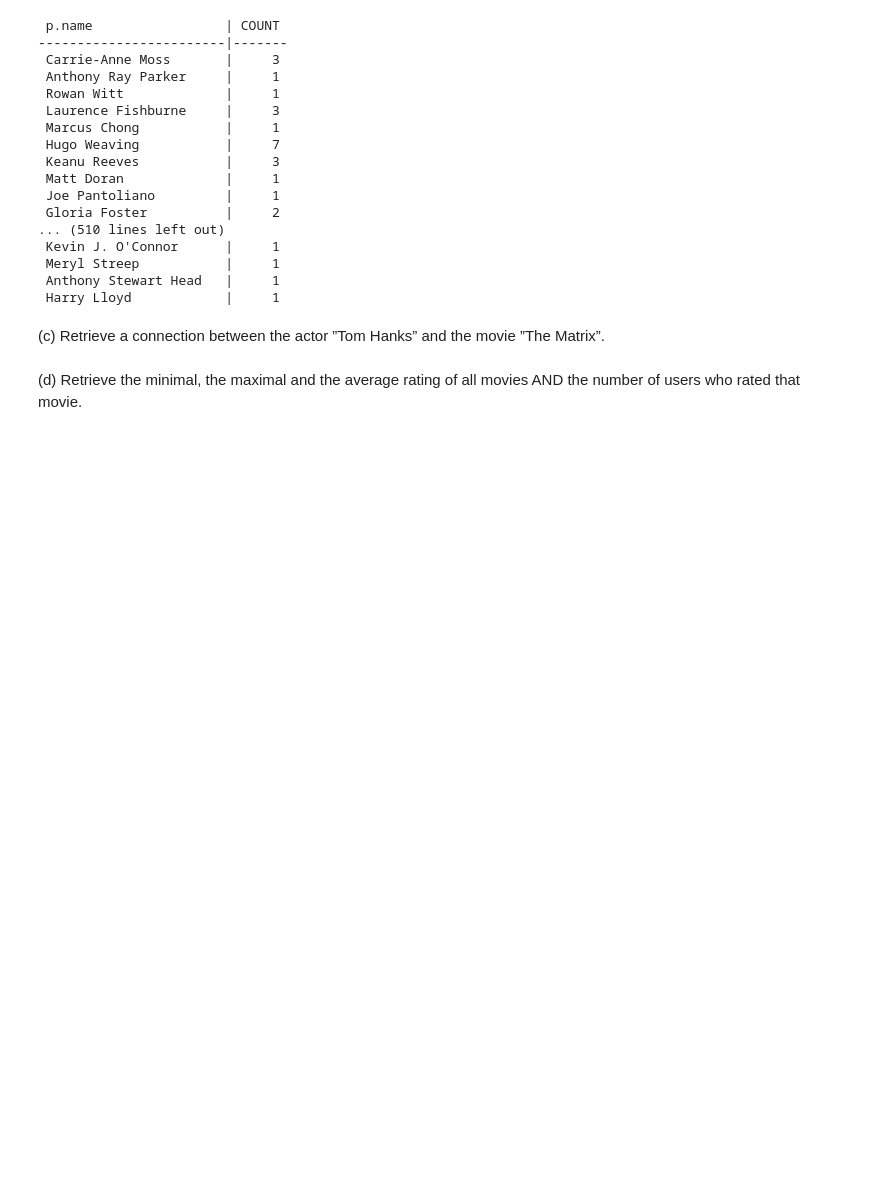
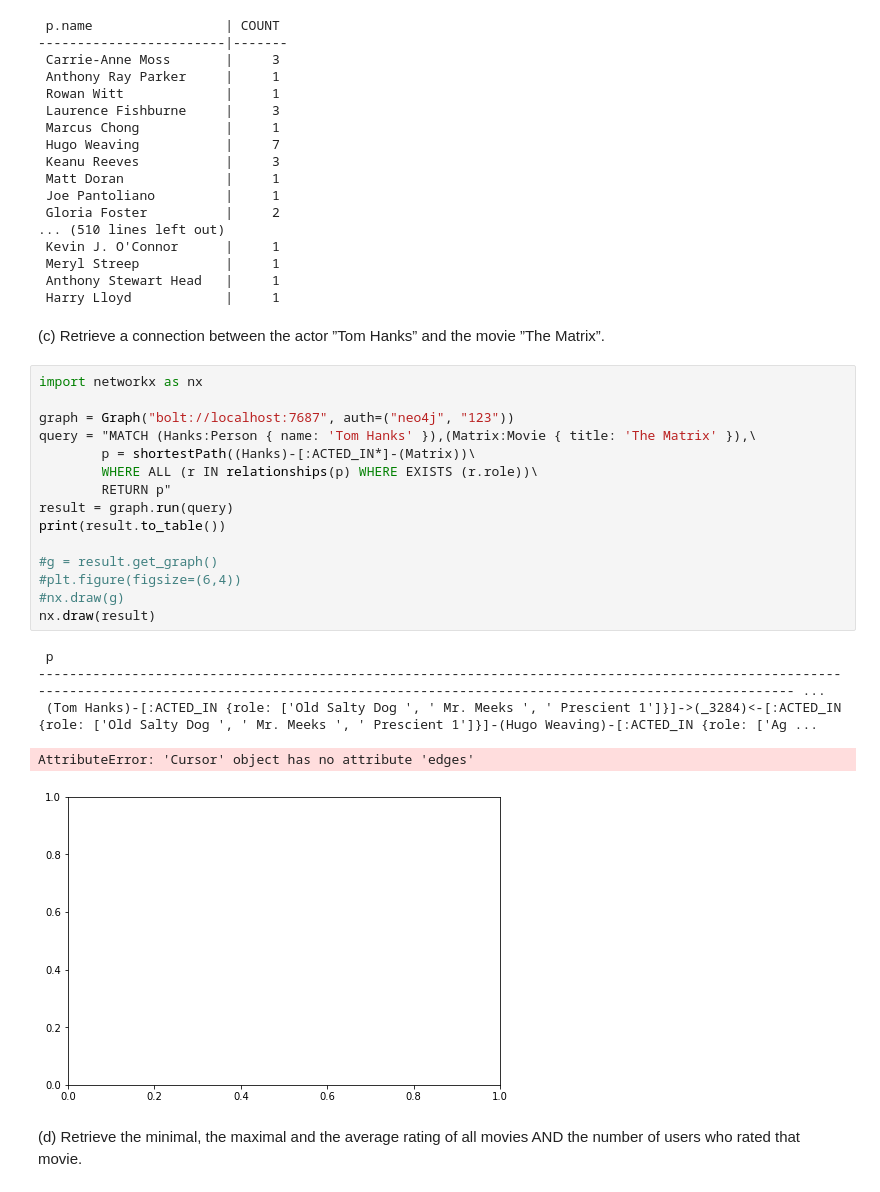
Before and after one commit to sadmad/Big-Data, a Jupyter notebook: Untitled3.ipynb, the cells around one changed output. Saved outputs shown, nothing was run; the diff lists cells and outputs as text; blank space fills up the shorter version.

```diff
--- a/Untitled3.ipynb
+++ b/Untitled3.ipynb
@@ -111,6 +111,27 @@ print(result.to_table())
  Harry Lloyd            |     1
 # %% [markdown]
 (c) Retrieve a connection between the actor ”Tom Hanks” and the movie ”The Matrix”.
+# %%
+import networkx as nx
+
+graph = Graph("bolt://localhost:7687", auth=("neo4j", "123"))
+query = "MATCH (Hanks:Person { name: 'Tom Hanks' }),(Matrix:Movie { title: 'The Matrix' }),\
+        p = shortestPath((Hanks)-[:ACTED_IN*]-(Matrix))\
+        WHERE ALL (r IN relationships(p) WHERE EXISTS (r.role))\
+        RETURN p"
+result = graph.run(query)
+print(result.to_table())
+
+#g = result.get_graph()
+#plt.figure(figsize=(6,4))
+#nx.draw(g)
+nx.draw(result)
+# %% [output]
+ p
+-------------------------------------------------------------------------------------------------------------------------------------------------------------------------------------------------------- ...
+ (Tom Hanks)-[:ACTED_IN {role: ['Old Salty Dog ', ' Mr. Meeks ', ' Prescient 1']}]->(_3284)<-[:ACTED_IN {role: ['Old Salty Dog ', ' Mr. Meeks ', ' Prescient 1']}]-(Hugo Weaving)-[:ACTED_IN {role: ['Ag ...
+AttributeError: 'Cursor' object has no attribute 'edges'
+[figure, added]
 # %% [markdown]
 (d) Retrieve the minimal, the maximal and the average rating of all movies AND the
 number of users who rated that movie.
```
